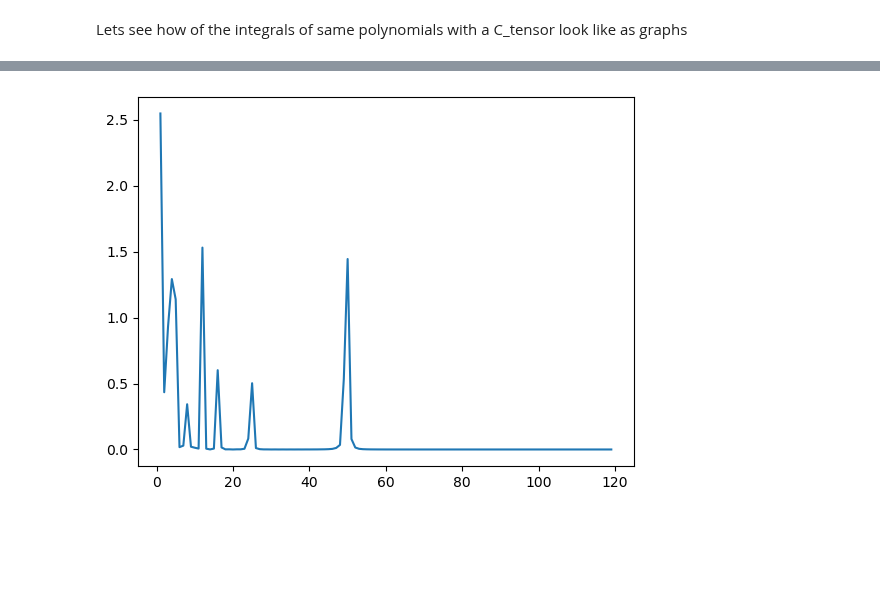
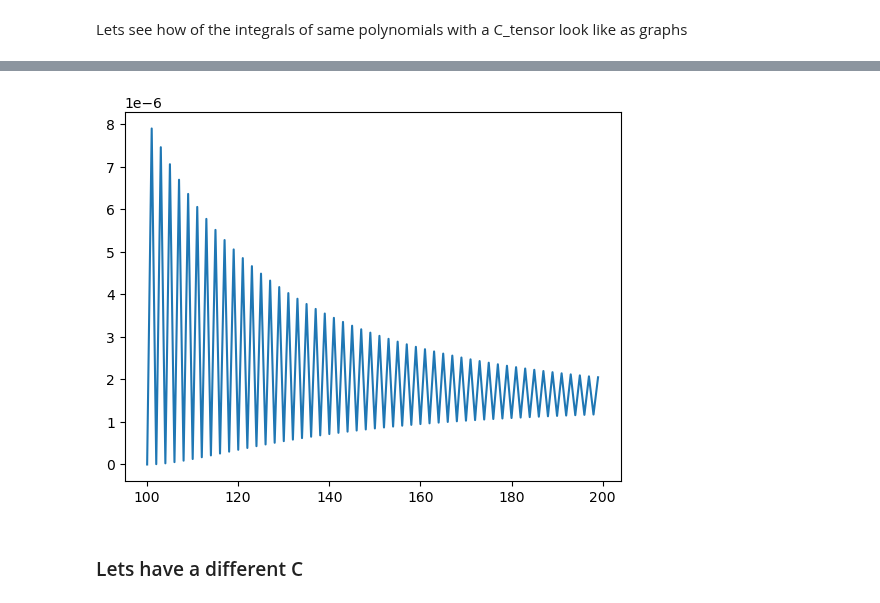
Before and after one commit to SED0280/BakalarkaCode, a Jupyter notebook: Gausova Kvadratura.ipynb, the cells around one changed output, grey strips where cells are left out. Saved outputs shown, nothing was run; the diff lists cells and outputs as text; code cells hidden in the pictures; blank space fills up the shorter version.

Commit message:
time graph and accuracy graph

```diff
--- a/Gausova Kvadratura.ipynb
+++ b/Gausova Kvadratura.ipynb
@@ -580,2 +498,20 @@ plt.show()
 # %% [markdown]
 Lets see how of the integrals of same polynomials with a C_tensor look like as graphs
+# %%
+l = lambda x : kl.integ.legendre_normal(x, 100)
+# %%
+n = 10
+
+lamb = 10
+aprox = []
+node_range = range(20,100)
+#node_range = range(1,n+20)
+for node_count in node_range:
+    nodes, weights = kl.integ.nodes_weights(node_count)
+    nodesx = np.reshape(nodes, (-1, 1))
+    nodesy = np.reshape(nodes, (1, -1))
+    dist_sq = (nodesx)**2 + (nodesy)**2
+    C_tensor = np.exp(-np.sqrt(dist_sq)/lamb)
+    #int_aprox = np.einsum('j,jk,k->', l(nodes)[n], C_tensor, l(nodes)[n])
+    int_aprox =(l(nodes)[n]*weights) @ C_tensor @ (l(nodes)[n]*weights)
+    aprox.append(int_aprox)
@@ -582,22 +525,23 @@ Lets see how of the integrals of same polynomials with a C_tensor look like as g
 # %%
 n = 100
-l = lambda x : kl.integ.legendre_normal(x, n)
 
 lamb = 1
 aprox = []
-node_range = range(1,n+20)
+node_range = range(100,200)
 #node_range = range(250,300)
 for node_count in node_range:
     nodes, weights = kl.integ.nodes_weights(node_count)
     nodesx = np.reshape(nodes, (-1, 1))
     nodesy = np.reshape(nodes, (1, -1))
     dist_sq = (nodesx)**2 + (nodesy)**2
     C_tensor = np.exp(-np.sqrt(dist_sq)/lamb)
     #int_aprox = np.einsum('j,jk,k->', l(nodes)[n], C_tensor, l(nodes)[n])
     int_aprox =(l(nodes)[n]*weights) @ C_tensor @ (l(nodes)[n]*weights)
     aprox.append(int_aprox)
 plt.plot(node_range,aprox)
 plt.show()
 # %% [output]
-[figure, old version]
+[figure, new version]
+# %% [markdown]
+### Lets have a different C
 # %%
```
Also changed, not shown: parts of 43 cells of this notebook.
